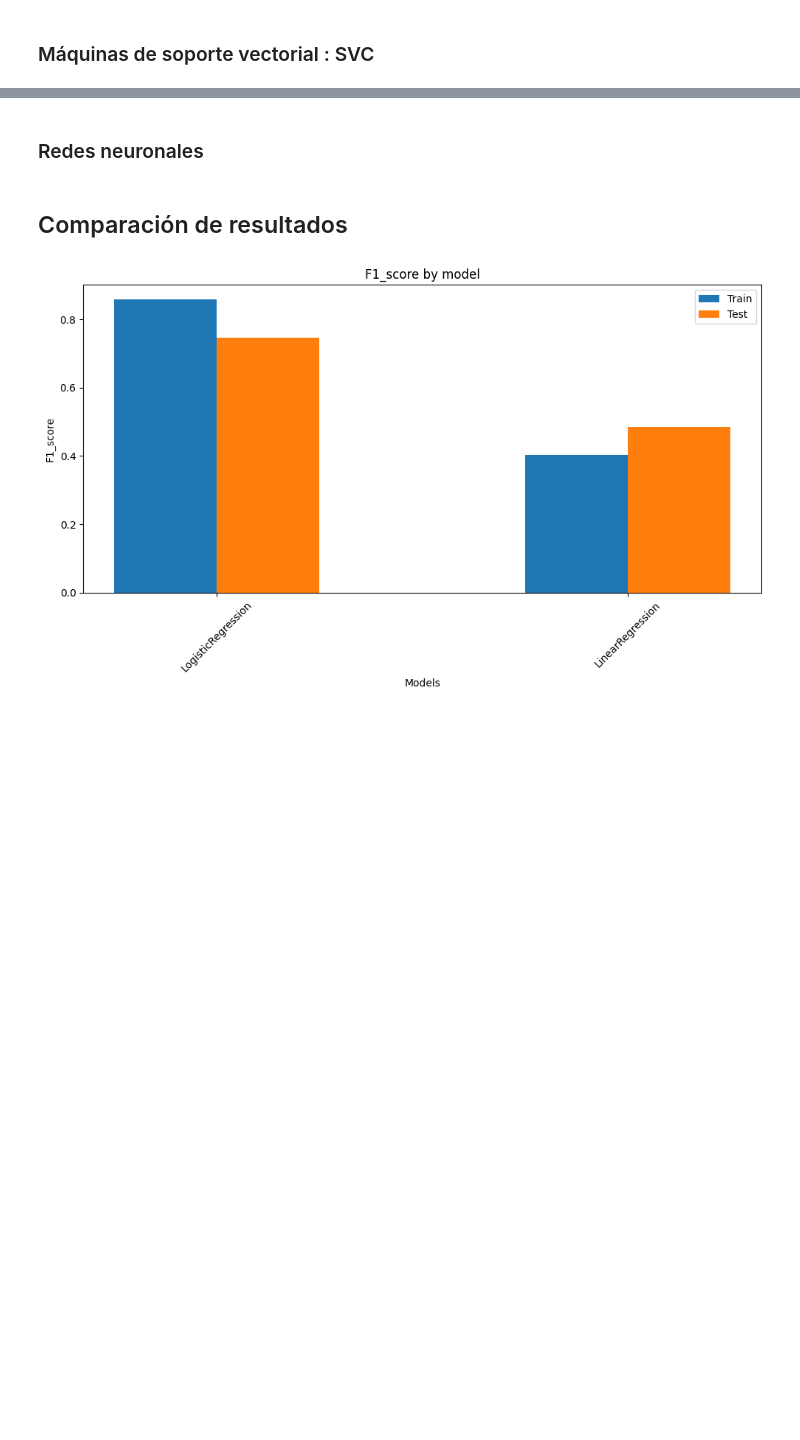
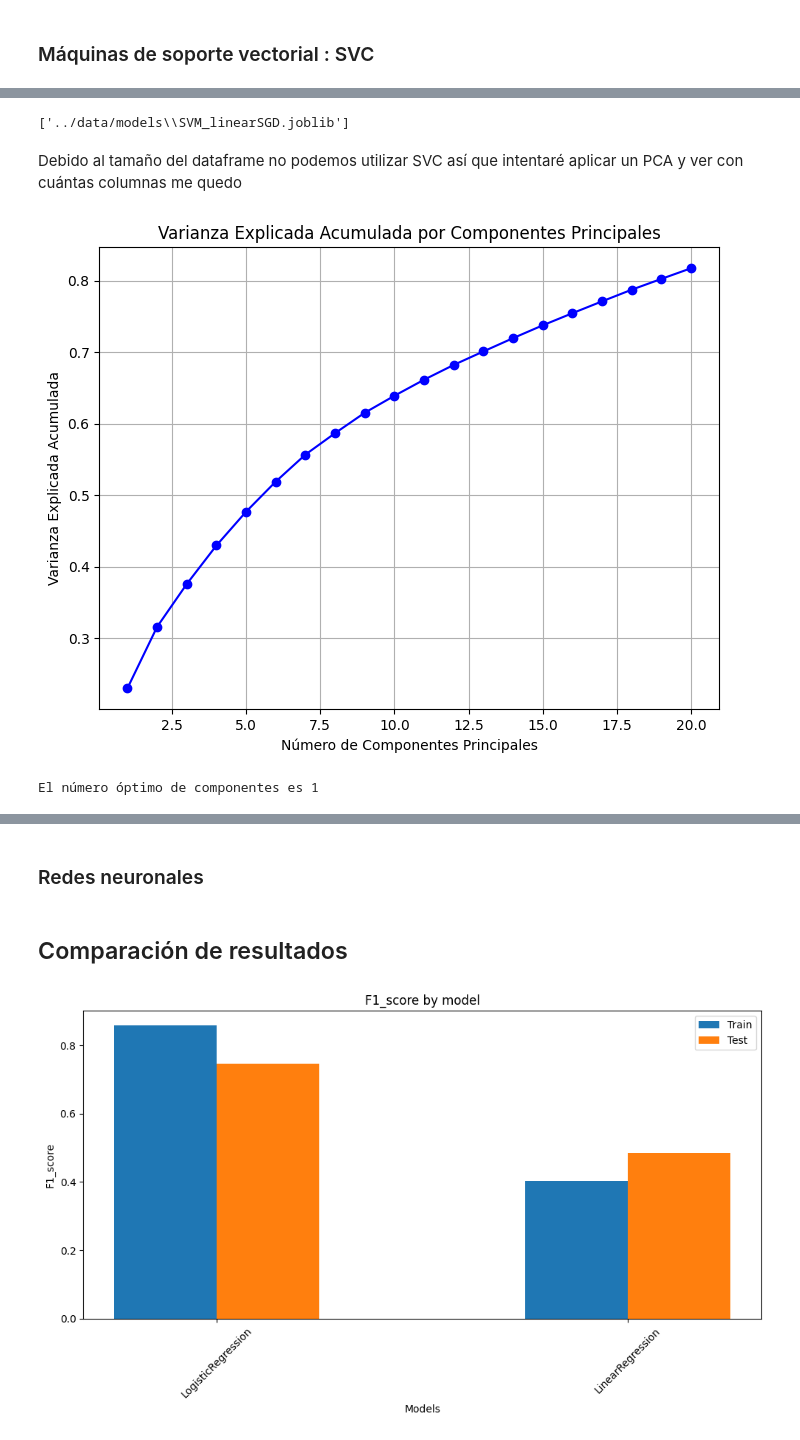
Before and after one commit to kliniik/Practica_AAI_1, a Jupyter notebook: supervised.ipynb, the cells around one changed output, grey strips where cells are left out. Cells and saved outputs as stored; diff of their text form; code cells hidden in the pictures; blank space fills up the shorter version.

```diff
--- a/supervised.ipynb
+++ b/supervised.ipynb
@@ -257,0 +426,69 @@ results_dict['SVM'] = evaluate_model(X_train, X_test, y_train, y_test, svm_model
+# %%
+from sklearn.linear_model import SGDClassifier
+from sklearn.preprocessing import StandardScaler
+import numpy as np
+
+model = SGDClassifier(loss='hinge', max_iter=1000, tol=1e-3)
+
+scaler = StandardScaler()
+
+for i in range (1, 8):
+
+    df_part = globals()[f'df_train_{i}']
+    X_part = df_part.drop(columns=['label'])
+    y_part = df_part['label']
+    X_scaled = scaler.fit_transform(X_part) if i == 1 else scaler.transform(X_part)
+
+    model.partial_fit(X_scaled, y_part, classes=np.unique(y_part))
+# %%
+dir = "../data/models"
+model_path = os.path.join(dir, "SVM_linearSGD.joblib")
+joblib.dump(model, model_path)
+# %% [output]
+['../data/models\\SVM_linearSGD.joblib']
+# %% [markdown]
+Debido al tamaño del dataframe no podemos utilizar SVC así que intentaré aplicar un PCA y ver con cuántas columnas me quedo
+# %%
+import numpy as np
+import matplotlib.pyplot as plt
+from sklearn.decomposition import IncrementalPCA
+from sklearn.preprocessing import StandardScaler
+
+# Inicializar el PCA incremental
+pca = IncrementalPCA(n_components=53)  # Ajusta el número de componentes que quieres considerar
+scaler = StandardScaler()
+
+explained_variance_ratio = []  # Para almacenar la varianza explicada por cada componente
+
+# Para cada partición de datos
+for i in range(1, 8):
+    # Cargar la partición (df_train_i) - se asume que ya las tienes definidas
+    df_part = globals()[f'df_train_{i}']
+    X_part = df_part.drop(columns=['label'])  # Obtener las características
+    X_scaled = scaler.fit_transform(X_part) if i == 1 else scaler.transform(X_part)  # Escalar
+
+    # Ajustar el IncrementalPCA para cada partición
+    pca.partial_fit(X_scaled)
+
+    # Guardar la varianza explicada acumulada
+    explained_variance_ratio.append(pca.explained_variance_ratio_)
+
+# Ahora, obtenemos la varianza total explicada acumulada
+total_explained_variance = np.cumsum(pca.explained_variance_ratio_)
+
+# Graficamos la varianza explicada acumulada
+plt.figure(figsize=(8, 6))
+plt.plot(range(1, len(total_explained_variance) + 1), total_explained_variance, marker='o', color='b')
+plt.title('Varianza Explicada Acumulada por Componentes Principales')
+plt.xlabel('Número de Componentes Principales')
+plt.ylabel('Varianza Explicada Acumulada')
+plt.grid(True)
+plt.show()
+
+# Puedes elegir cuántos componentes usar basado en la varianza explicada acumulada
+# Por ejemplo, si deseas que se explique al menos el 95% de la varianza
+n_components_opt = np.argmax(total_explained_variance >= 0.95) + 1  # Primer componente que llega al 95%
+print(f"El número óptimo de componentes es {n_components_opt}")
+# %% [output]
+[figure, added]
+El número óptimo de componentes es 1
```
Also changed, not shown: parts of 43 cells of this notebook.
